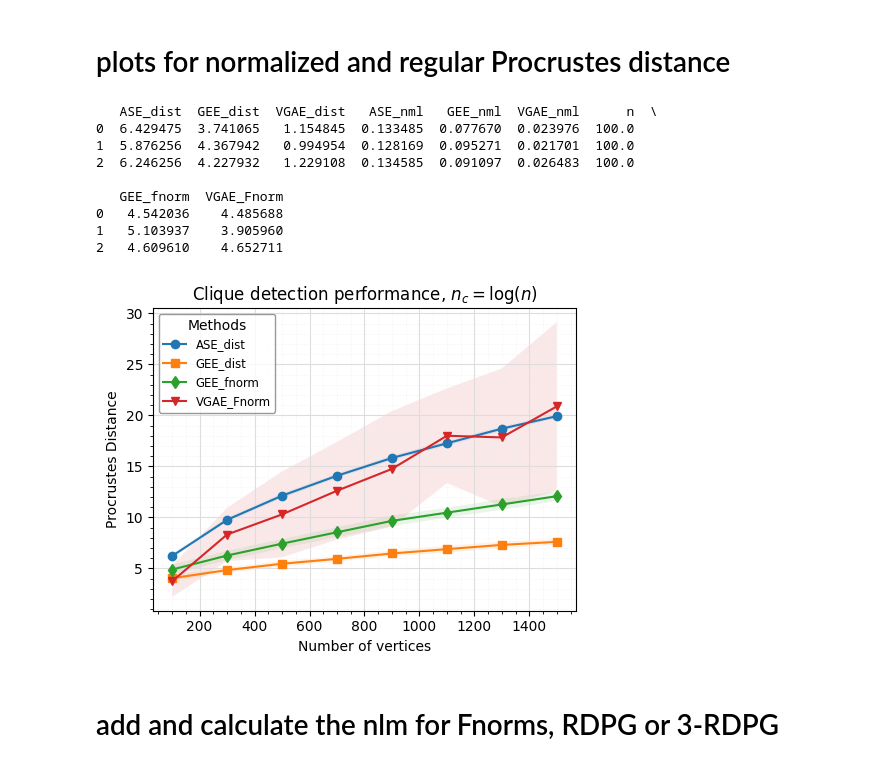
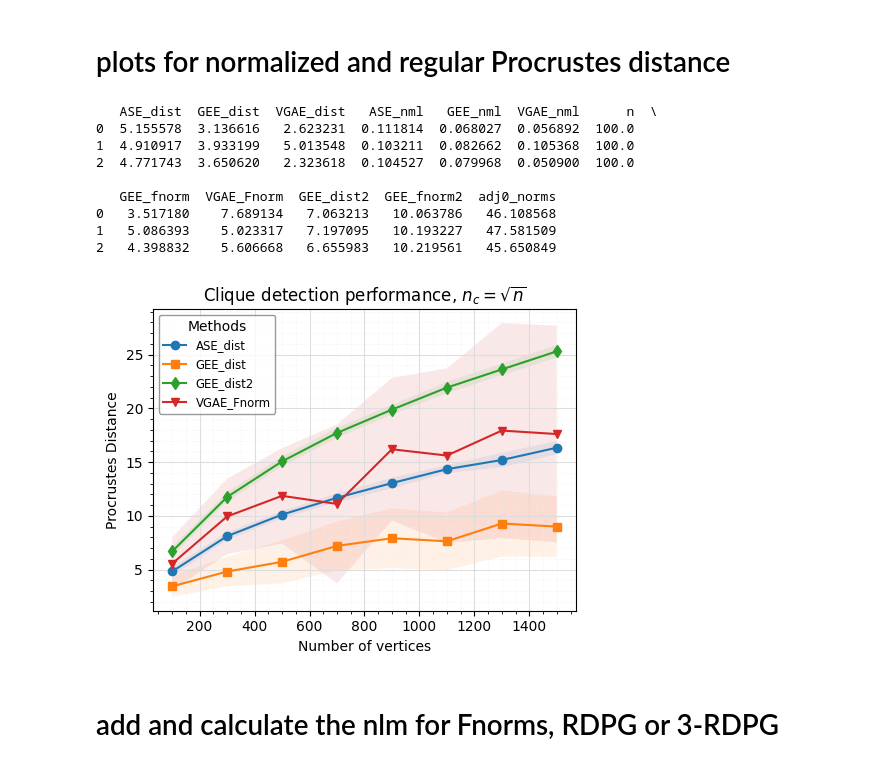
Before and after one commit to tong-qii/Clique_detection, a Jupyter notebook: EU_email.ipynb, the cells around one changed output. Cells and saved outputs as stored; diff of their text form; code cells hidden in the pictures.

```diff
--- a/EU_email.ipynb
+++ b/EU_email.ipynb
@@ -232,7 +224,7 @@ Z0.shape
 # %%
 ######## define clique sizes
 
-clique_sizes = [math.log(n),math.log(n)**2, 0.08*n,0.1*n,0.15*n,0.2*n]
+clique_sizes = [math.log(n),math.sqrt(n),math.log(n)**2,0.1*n,n**(3/4),0.2*n]
 clique_sizes = [ int(x) for x in clique_sizes ]
 print(clique_sizes)
 # %% [output]
@@ -317,10 +309,9 @@ for clique in clique_sizes:
     sim_data = np.column_stack((ASE_dist, GEE_dist,GAE_dist,n_c,GEE_fnorm,GAE_fnorm))
     sim_data = pd.DataFrame(sim_data, columns = ['ASE_dist','GEE_dist','VGAE_dist','n_c',
                                                  'GEE_fnorm','GAE_fnorm'])
-    sim_data.to_csv("./sim_data/EU_sym"+df_id+".csv", sep=',', index=False)
+    sim_data.to_csv("./sim_data/EU_sym2"+df_id+".csv", sep=',', index=False)
 EU_data.append(sim_data)
 
-
 #print(EU_data)
 # %% [output]
 GCNModelVAE(
@@ -352,11 +406,8 @@ readdata.head(3)
 | 1 | 0.061137 | 6.020328 | 10.959078 | 6.0 | 6.127300 | 36.035774 |
 | 2 | 0.040317 | 6.025219 | 13.015982 | 6.0 | 6.131626 | 38.422852 |
 # %%
-#data = np.reshape(EU_data, (len(n_c), 4))
-#df = pd.DataFrame(data)
-#df.columns =['ASE','GEE','GAE','Clique']
 
-readdata = pd.read_csv ('./sim_data/EU_sym201.csv',sep=',',header = 0)
+readdata = pd.read_csv ('./sim_data/EU_sym2201.csv',sep=',',header = 0)
 readdata = readdata.rename(columns={'n_c': 'Clique','GAE_fnorm':'VGAE_Fnorm',
                                     'GEE_fnorm':'GEE_Fnorm',
                                    'GEE_dist':'GEE','ASE_dist':'ASE', })
@@ -370,9 +421,9 @@ finaldf.reset_index(inplace=True)
 finaldf['Clique'] = finaldf['Clique'].astype(int)
 finaldf.loc[finaldf['Clique'] ==6  , 'Cliquesize'] = 'log(n)'
 finaldf.loc[finaldf['Clique'] == 47, 'Cliquesize'] = 'log(n)^2'
-finaldf.loc[finaldf['Clique'] == 80, 'Cliquesize'] = '0.08*n'
+finaldf.loc[finaldf['Clique'] == 31, 'Cliquesize'] = 'n^(1/2)'
 finaldf.loc[finaldf['Clique'] == 100, 'Cliquesize'] = '0.1*n'
-finaldf.loc[finaldf['Clique'] == 150, 'Cliquesize'] = '0.15*n'
+finaldf.loc[finaldf['Clique'] == 178, 'Cliquesize'] = 'n^(3/4)'
 finaldf.loc[finaldf['Clique'] == 201, 'Cliquesize'] = '0.2*n'
 finaldf
 # %% [output]
@@ -441,13 +492,14 @@ frame.set_edgecolor('grey')
 # %%
 # CAUTION
 # LOAD DATA
-#readdata = pd.read_csv ('./sim_data/new_sim/rdpgnocluster_02n1500.csv',sep=',',header = 0)
-readdata = pd.read_csv ('./sim_data/rdpg3cluster_logn1500.csv',sep=',',header = 0)
+readdata = pd.read_csv ('./sim_data/new_sim/rdpgnocluster_n^34n^341500.csv',sep=',',header = 0)
+#readdata = pd.read_csv ('./sim_data/new_sim/rdm_3rdpg_sqrtnsqrtn1500.csv',sep=',',header = 0)
 readdata = readdata.rename(columns={'GAE_nml':'VGAE_nml'})
+readdata = readdata.rename(columns={'VGAE_fnorm':'VGAE_Fnorm'})
 print(readdata.head(3))
 
-#distdf = readdata[['ASE_dist','GEE_dist','n','VGAE_Fnorm','GEE_dist2','GEE_fnorm']]
-distdf = readdata[['ASE_dist','GEE_dist','n','VGAE_Fnorm','GEE_fnorm']]
+distdf = readdata[['ASE_dist','GEE_dist','n','VGAE_Fnorm','GEE_dist2']]
+#distdf = readdata[['ASE_dist','GEE_dist','n','VGAE_Fnorm']]
 meltdf = pd.melt(distdf, id_vars=['n'], var_name='variable', value_name='value')
 summary_functions = {'value': ['min', 'mean', 'max', 'std']}
 finaldf = meltdf.groupby(['n', 'variable']).agg(summary_functions)
@@ -455,14 +507,14 @@ finaldf.columns = ['_'.join(col).strip() for col in finaldf.columns.values]
 finaldf.reset_index(inplace=True)
 # %% [output]
    ASE_dist  GEE_dist  VGAE_dist   ASE_nml   GEE_nml  VGAE_nml      n  \
-0  6.429475  3.741065   1.154845  0.133485  0.077670  0.023976  100.0
-1  5.876256  4.367942   0.994954  0.128169  0.095271  0.021701  100.0
-2  6.246256  4.227932   1.229108  0.134585  0.091097  0.026483  100.0
+0  5.155578  3.136616   2.623231  0.111814  0.068027  0.056892  100.0
+1  4.910917  3.933199   5.013548  0.103211  0.082662  0.105368  100.0
+2  4.771743  3.650620   2.323618  0.104527  0.079968  0.050900  100.0
 
-   GEE_fnorm  VGAE_Fnorm
-0   4.542036    4.485688
-1   5.103937    3.905960
-2   4.609610    4.652711
+   GEE_fnorm  VGAE_Fnorm  GEE_dist2  GEE_fnorm2  adj0_norms
+0   3.517180    7.689134   7.063213   10.063786   46.108568
+1   5.086393    5.023317   7.197095   10.193227   47.581509
+2   4.398832    5.606668   6.655983   10.219561   45.650849
 # %%
 # CAUTION
 
@@ -476,36 +528,36 @@ for item in [fig, ax]:
 for variable, group in finaldf.groupby('variable'):
     ax.plot(group['n'], group['value_mean'], label=variable)
     ax.fill_between(group['n'], group['value_mean'] - group['value_std'],
                     group['value_mean'] + group['value_std'], alpha=0.1)
     ax.grid(True)
     ax.grid(which='major', color='#DDDDDD', linewidth=0.8)
     ax.grid(which='minor', color='#EEEEEE', linestyle=':', linewidth=0.5)
     ax.minorticks_on()
 
 
 ax.set(xlabel='Number of vertices', ylabel='Procrustes Distance',
-       title='Clique detection performance, $n_c = \log(n)$')#+cliquesize) $$$$$$$$$$$$$$$$$$$$$$$$$
+       title='Clique detection performance, $n_c = \sqrt{n}$')#+cliquesize) $$$$$$$$$$$$$$$$$$$$$$$$$
 # ax.set_facecolor("white")
 
 # set markers
 markers = ['o', 's', 'd','v','8']
 #markers = ['o', 's', 'd']
 for i, line in enumerate(ax.get_lines()):
     line.set_marker(markers[i])
 
 #ax.legend(ax.get_lines(), finaldf.columns, loc='upper left', ncol=2)
 
 plt.tight_layout()
 
 legend = plt.legend(frameon = 1,loc = 2,title="Methods",fontsize='small',fancybox=True )
 frame = legend.get_frame()
 frame.set_facecolor('white')
 frame.set_edgecolor('grey')
 
 #plt.show()
-#plt.savefig('./plots/newplots2/rdpg3_02n.png') #+ cliquesize + '.png')
+#plt.savefig('./plots/newplots2/rdpg3_sqrtn.png') #+ cliquesize + '.png')
 # %% [output]
-[figure, old version]
+[figure, new version]
 # %% [markdown]
 # add and calculate the nlm for Fnorms, RDPG or 3-RDPG
 # %%
```
Also changed, not shown: parts of 12 cells of this notebook.
